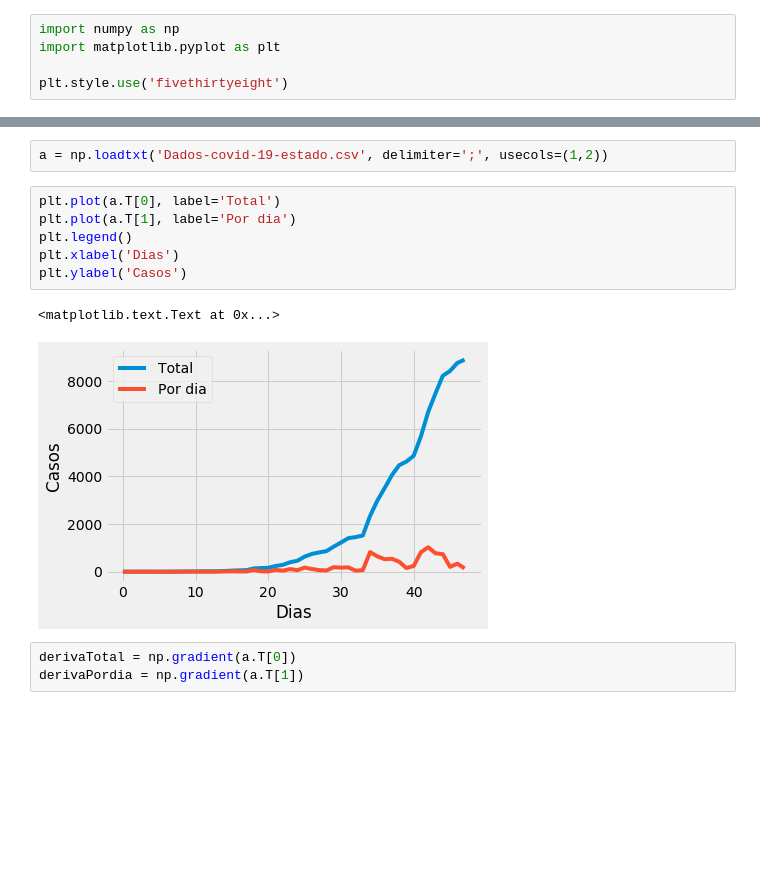
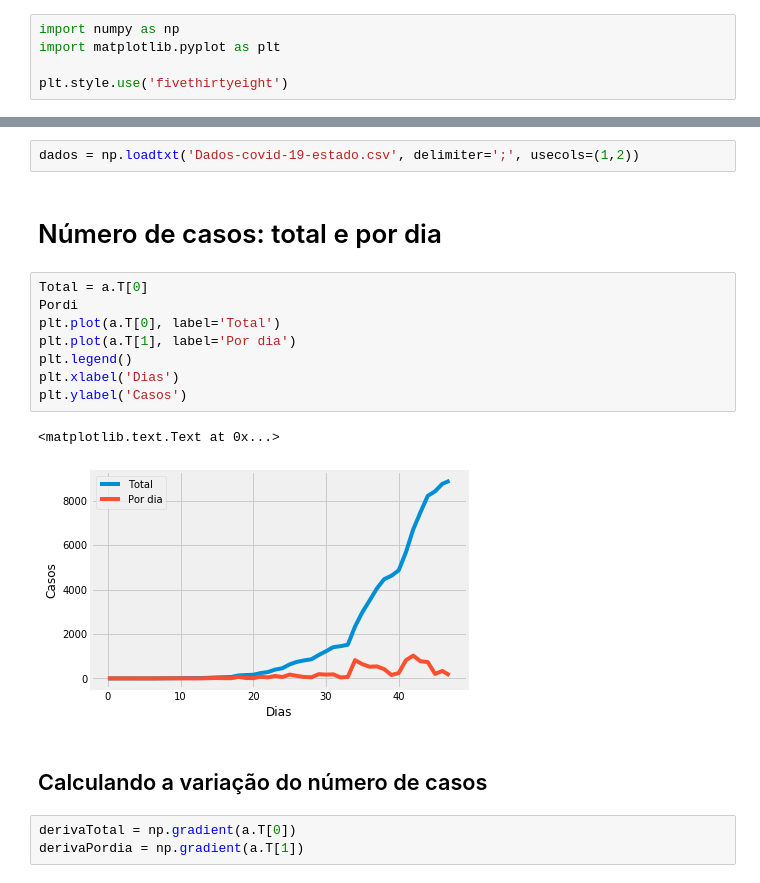
Before and after one commit to ricardogando/covid19rio, a Jupyter notebook: saopaulo.ipynb, the cells around one changed output, grey strips where cells are left out. Drawn from its saved outputs; the diff is of its cells as text; blank space fills up the shorter version.

```diff
--- a/saopaulo.ipynb
+++ b/saopaulo.ipynb
@@ -6,14 +12,20 @@ plt.style.use('fivethirtyeight')
 # %%
-a = np.loadtxt('Dados-covid-19-estado.csv', delimiter=';', usecols=(1,2))
+dados = np.loadtxt('Dados-covid-19-estado.csv', delimiter=';', usecols=(1,2))
+# %% [markdown]
+# Número de casos: total e por dia
 # %%
+Total = a.T[0]
+Pordi
 plt.plot(a.T[0], label='Total')
 plt.plot(a.T[1], label='Por dia')
 plt.legend()
 plt.xlabel('Dias')
 plt.ylabel('Casos')
 # %% [output]
 <matplotlib.text.Text at 0x...>
-[figure, old version]
+[figure, new version]
+# %% [markdown]
+## Calculando a variação do número de casos
 # %%
 derivaTotal = np.gradient(a.T[0])
 derivaPordia = np.gradient(a.T[1])
```
Also changed, not shown: parts of 2 cells of this notebook.
